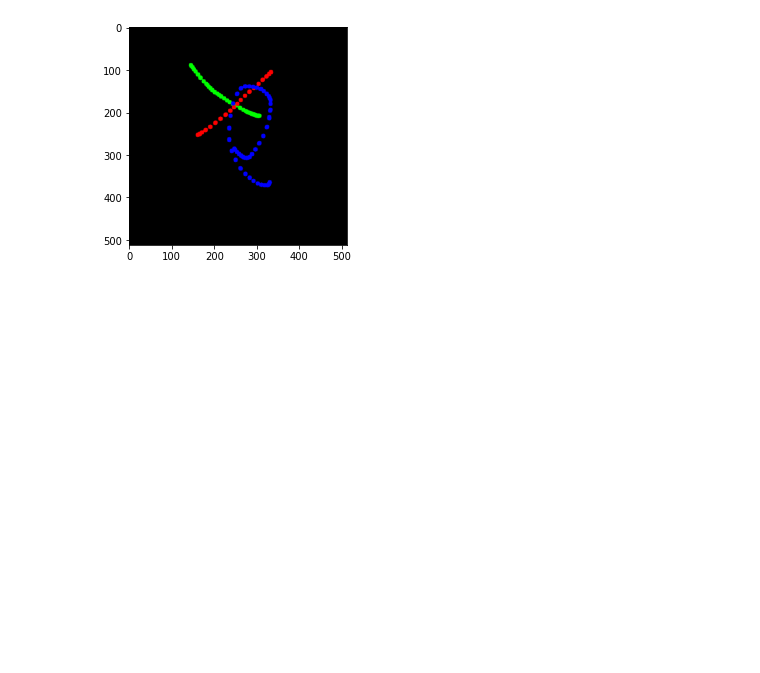
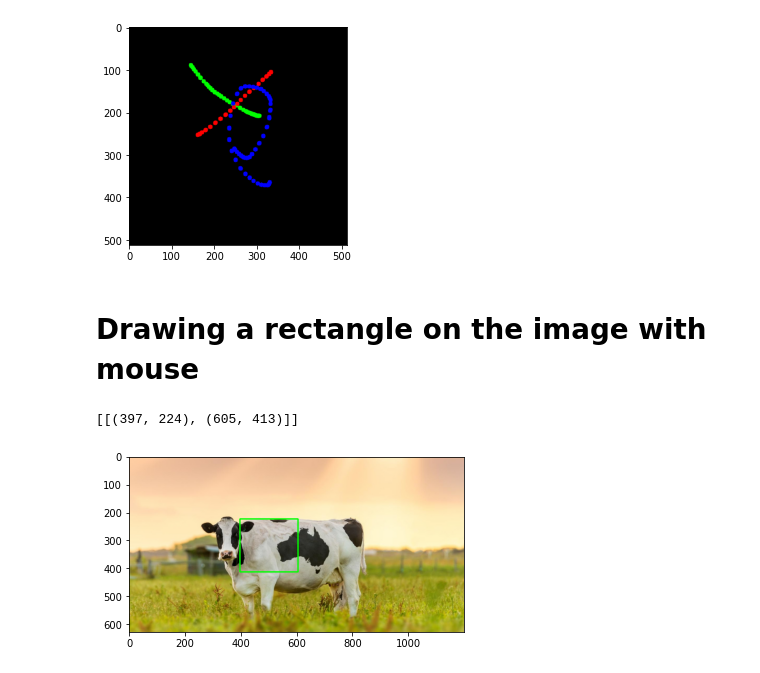
Before and after one commit to ParsaSinichi/OpenCV, a Jupyter notebook: Mouse events with highGUI.ipynb, the cells around one changed output. Saved outputs shown, nothing was run; the diff lists cells and outputs as text; code cells hidden in the pictures; blank space fills up the shorter version.

Commit message:
drawing a rectangle on the image with a mouse

```diff
--- a/Mouse events with highGUI.ipynb
+++ b/Mouse events with highGUI.ipynb
@@ -108,3 +108,68 @@ plt.imshow(img[...,::-1])
 # %% [output]
 <matplotlib.image.AxesImage at 0x...>
 [figure]
+# %% [markdown]
+# Drawing a rectangle on the image with mouse
+# %%
+# import the necessary packages
+import cv2
+
+# now let's initialize the list of reference point
+start_point = (0,0)
+points = []
+drawing= False
+
+def annotate_image(event, x, y, flags, param):
+    # grab references to the global variables
+    global start_point, points, drawing
+
+    if event == cv2.EVENT_LBUTTONDOWN:
+        start_point = (x, y)
+        drawing = True
+    elif event == cv2.EVENT_MOUSEMOVE:
+        if drawing:
+            temp_image = image.copy()
+            cv2.rectangle(temp_image, start_point, (x, y), (120,255,0), 2)
+            cv2.imshow("image", temp_image)
+    # check to see if the left mouse button was released
+    elif event == cv2.EVENT_LBUTTONUP:
+        # record the ending (x, y) coordinates and indicate that
+        # the cropping operation is finished
+        points.append([start_point , (x, y)])
+
+        # draw a rectangle around the region of interest
+        cv2.rectangle(image, start_point, (x, y), (0, 255, 0), 3)
+        cv2.imshow("image", image)
+        drawing = False
+
+
+# load the image, clone it, and setup the mouse callback function
+image = cv2.imread('images/Cow.jpg')
+clone = image.copy()
+temp_image = image.copy()
+cv2.namedWindow("image")
+cv2.setMouseCallback("image", annotate_image)
+
+while True:
+    # display the image and wait for a keypress
+    if drawing == False:
+        cv2.imshow("image", image)
+    key = cv2.waitKey(5) & 0xFF
+
+    # press 'r' to reset the window
+    if key == ord("r"):
+        image = clone.copy()
+        points = []
+
+    # if the 'c' key is pressed, break from the loop
+    elif key == 27:
+        break
+
+# close all open windows
+cv2.destroyAllWindows()
+
+plt.imshow(image[...,::-1])
+print(points)
+# %% [output]
+[[(397, 224), (605, 413)]]
+[figure, added]
```
